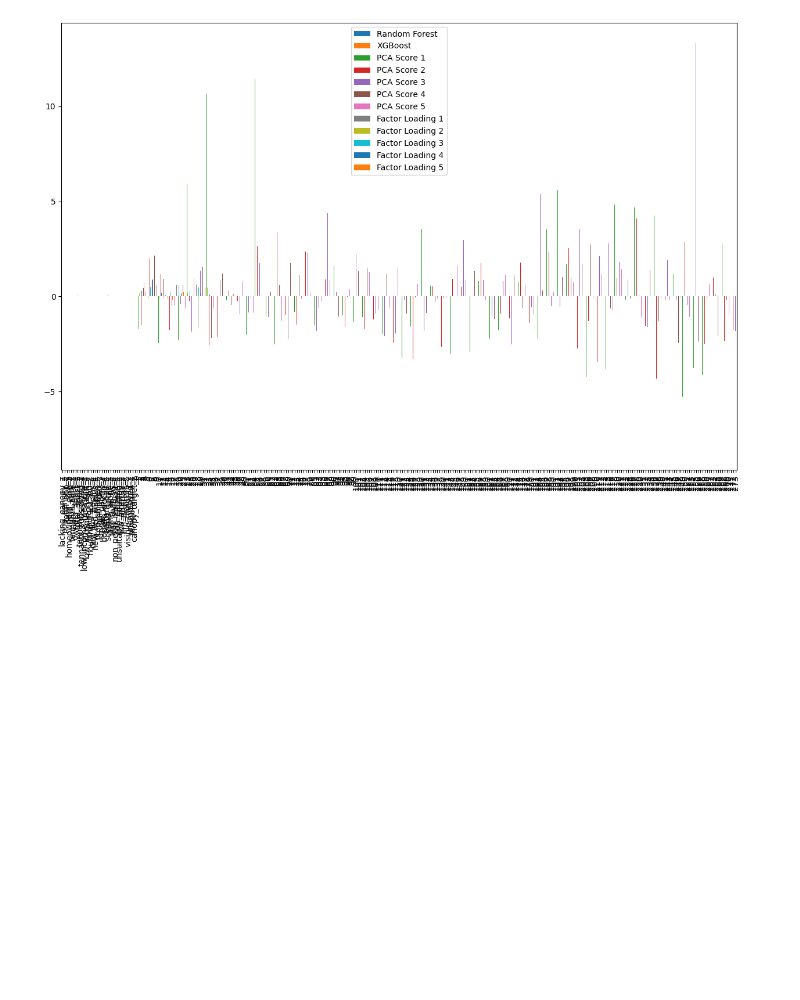
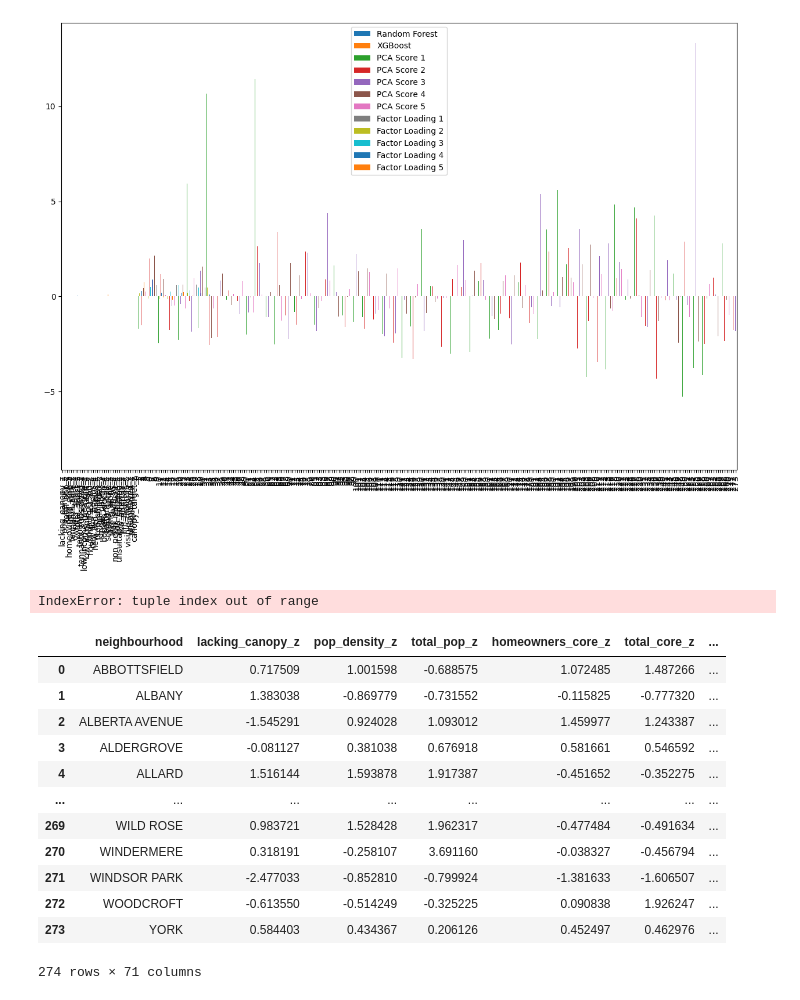
Before and after one commit to Jeff-Barlow-Spady/spatial_stats_py, a Jupyter notebook: ml_score.ipynb, the cells around one changed output. Drawn from its saved outputs; the diff is of its cells as text; code cells hidden in the pictures; blank space fills up the shorter version.

```diff
--- a/ml_score.ipynb
+++ b/ml_score.ipynb
@@ -711,0 +743,23 @@ ValueError: shapes (274,35) and (34,) not aligned: 35 (dim 1) != 34 (dim 0)
+# %%
+# Assuming factor_loadings is a 2D array with shape (34, 5)
+# and xgb_feature_importances and rf_feature_importances are 1D arrays with shape (34,)
+
+# Aggregate factor loadings into a single array
+factor_loadings_aggregated = np.mean(factor_loadings, axis=1)
+
+# Check if the lengths match
+assert len(factor_loadings_aggregated) == len(best_xgb_feature_importances) == len(rf_feature_importances), "Lengths must match"
+
+# Stack the three 1D arrays along a new third axis to create a 3D array
+weights_3d = np.stack((factor_loadings_aggregated, best_xgb_feature_importances, rf_feature_importances), axis=1)
+
+# Aggregate the 3D array into a 1D array
+weighting = np.mean(weights_3d, axis=1)
+
+# Now you can use this weighting array to calculate the weighted scores
+vi_columns_array = df_cleaned.filter(like='_VI').values
+weighted_scores = np.dot(vi_columns_array, weighting)
+
+# Print the weighted scores
+print("Weighted Scores for Each Row:")
+print(weighted_scores)
@@ -711,0 +784,2 @@ ValueError: shapes (274,35) and (34,) not aligned: 35 (dim 1) != 34 (dim 0)
+# %%
+df_cleaned['weighted_score'] = weighted_scores
@@ -714,3 +808,39 @@ comparison_df.plot(kind='bar', figsize=(15, 10))
 # %% [output]
 <Axes: >
 [figure]
+# %%
+# Convert z_columns to a NumPy array
+z_columns_array = np.array(z_columns)
+
+# Create a weighting array
+# The length of this array should be equal to the number of columns in z_columns
+# Replace this with your actual weights
+weighting = np.array([0.2, 0.3, 0.5])
+
+# Check if the number of weights matches the number of columns
+assert len(weighting) == z_columns_array.shape[1], "Number of weights must match number of columns"
+
+# Apply the weights to the columns and sum them up
+weighted_scores = np.dot(z_columns_array, weighting)
+
+# Print the weighted scores
+print("Weighted Scores for Each Row:")
+print(weighted_scores)
+# %% [output]
+IndexError: tuple index out of range
+# %%
+df_cleaned
+# %% [output]
+|  | neighbourhood | lacking_canopy_z | pop_density_z | total_pop_z | homeowners_core_z | total_core_z | ... |
+| 0 | ABBOTTSFIELD | 0.717509 | 1.001598 | -0.688575 | 1.072485 | 1.487266 | ... |
+| 1 | ALBANY | 1.383038 | -0.869779 | -0.731552 | -0.115825 | -0.777320 | ... |
+| 2 | ALBERTA AVENUE | -1.545291 | 0.924028 | 1.093012 | 1.459977 | 1.243387 | ... |
+| 3 | ALDERGROVE | -0.081127 | 0.381038 | 0.676918 | 0.581661 | 0.546592 | ... |
+| 4 | ALLARD | 1.516144 | 1.593878 | 1.917387 | -0.451652 | -0.352275 | ... |
+| ... | ... | ... | ... | ... | ... | ... | ... |
+| 269 | WILD ROSE | 0.983721 | 1.528428 | 1.962317 | -0.477484 | -0.491634 | ... |
+| 270 | WINDERMERE | 0.318191 | -0.258107 | 3.691160 | -0.038327 | -0.456794 | ... |
+| 271 | WINDSOR PARK | -2.477033 | -0.852810 | -0.799924 | -1.381633 | -1.606507 | ... |
+| 272 | WOODCROFT | -0.613550 | -0.514249 | -0.325225 | 0.090838 | 1.926247 | ... |
+| 273 | YORK | 0.584403 | 0.434367 | 0.206126 | 0.452497 | 0.462976 | ... |
+274 rows × 71 columns
```
Also changed, not shown: parts of 14 cells of this notebook, 7 other files.
